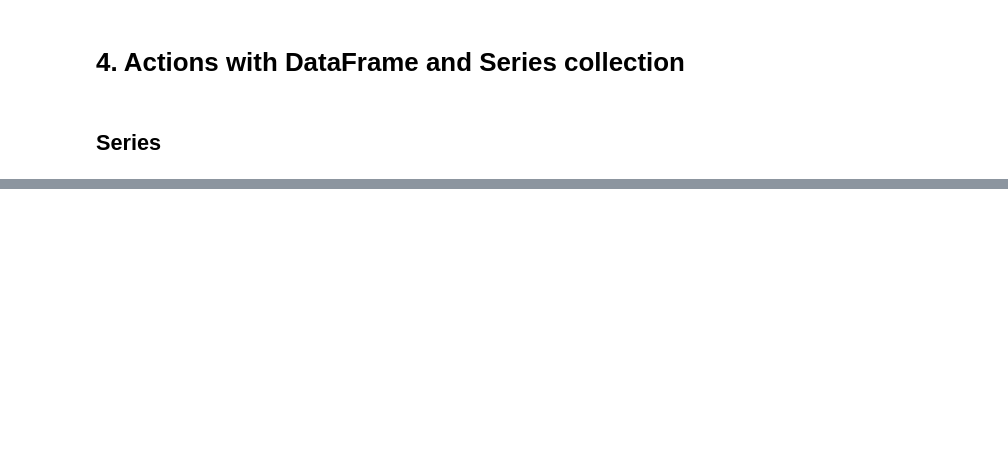
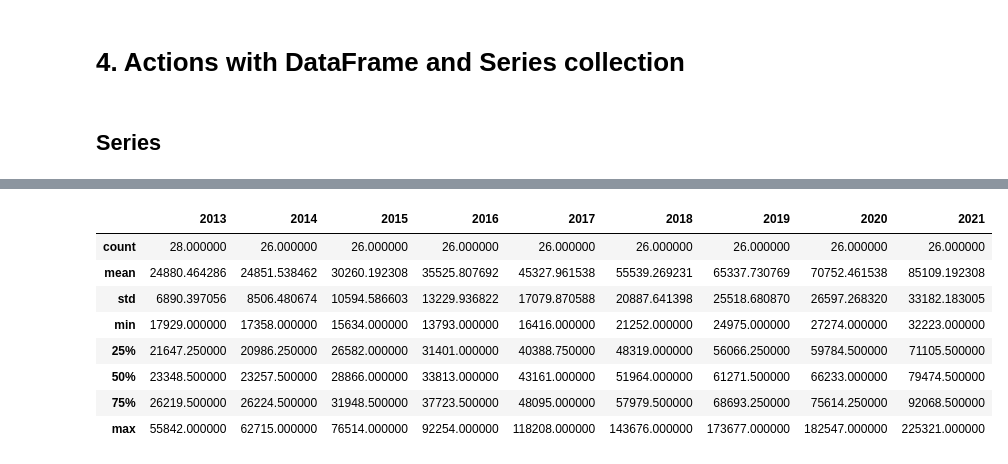
Before and after one commit to smoklien/kpi-machine-learning, a Jupyter notebook: lab-1/src/main.ipynb, the cells around one changed output, grey strips where cells are left out. Saved outputs shown, nothing was run; the diff lists cells and outputs as text; code cells hidden in the pictures; blank space fills up the shorter version.

```diff
--- a/lab-1/src/main.ipynb
+++ b/lab-1/src/main.ipynb
@@ -113,0 +308,12 @@ print(df.head())
+# %%
+df.describe()
+# %% [output]
+|  | 2013 | 2014 | 2015 | 2016 | 2017 | 2018 | 2019 | 2020 | 2021 |
+| count | 28.000000 | 26.000000 | 26.000000 | 26.000000 | 26.000000 | 26.000000 | 26.000000 | 26.000000 | 26.000000 |
+| mean | 24880.464286 | 24851.538462 | 30260.192308 | 35525.807692 | 45327.961538 | 55539.269231 | 65337.730769 | 70752.461538 | 85109.192308 |
+| std | 6890.397056 | 8506.480674 | 10594.586603 | 13229.936822 | 17079.870588 | 20887.641398 | 25518.680870 | 26597.268320 | 33182.183005 |
+| min | 17929.000000 | 17358.000000 | 15634.000000 | 13793.000000 | 16416.000000 | 21252.000000 | 24975.000000 | 27274.000000 | 32223.000000 |
+| 25% | 21647.250000 | 20986.250000 | 26582.000000 | 31401.000000 | 40388.750000 | 48319.000000 | 56066.250000 | 59784.500000 | 71105.500000 |
+| 50% | 23348.500000 | 23257.500000 | 28866.000000 | 33813.000000 | 43161.000000 | 51964.000000 | 61271.500000 | 66233.000000 | 79474.500000 |
+| 75% | 26219.500000 | 26224.500000 | 31948.500000 | 37723.500000 | 48095.000000 | 57979.500000 | 68693.250000 | 75614.250000 | 92068.500000 |
+| max | 55842.000000 | 62715.000000 | 76514.000000 | 92254.000000 | 118208.000000 | 143676.000000 | 173677.000000 | 182547.000000 | 225321.000000 |
```
Also changed, not shown: parts of 80 cells of this notebook, 3 other files.
